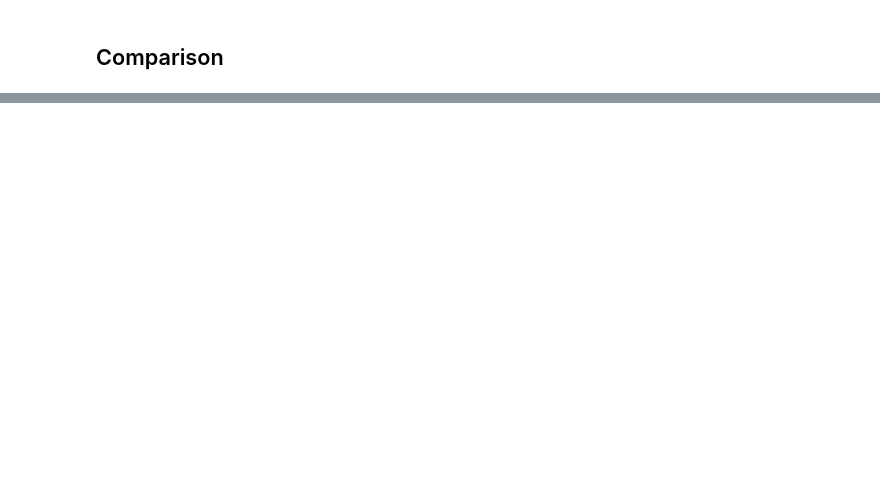
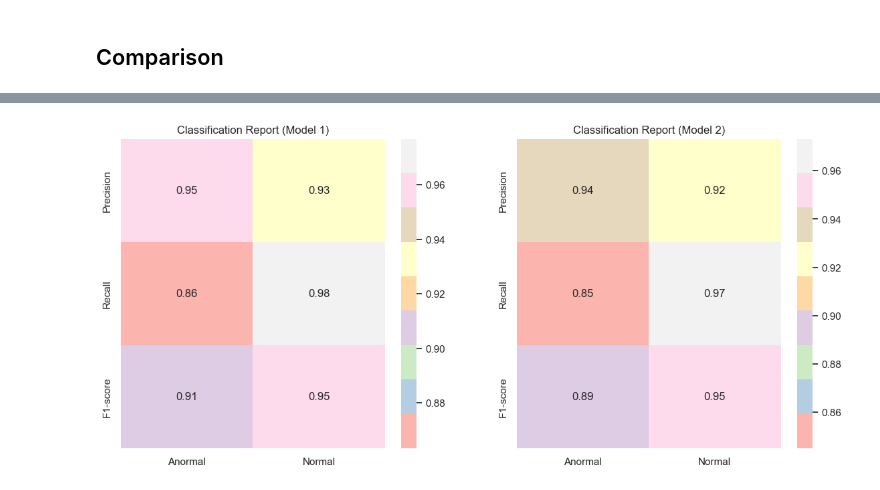
Before and after one commit to RS181/Data-Mining-I, a Jupyter notebook: Assignment/5-analysis.ipynb, the cells around one changed output, grey strips where cells are left out. Cells and saved outputs as stored; diff of their text form; code cells hidden in the pictures; blank space fills up the shorter version.

Commit message:
Analysis complete (only missing report)

```diff
--- a/Assignment/5-analysis.ipynb
+++ b/Assignment/5-analysis.ipynb
@@ -554,0 +957,28 @@ joblib.dump(le_sexo, 'le_sexo_final.joblib')
+# %%
+#  'Anormal' -> 0  'Normal' -> 1
+y_pred_dt1 = [1 if x == 'Normal' else 0 for x in y_pred_dt1]
+y_pred_dt2 = [1 if x == 'Normal' else 0 for x in y_pred_dt2]
+
+target_names = dt1.classes_
+metrics1 = classification_report(y_true = y_test_dt, y_pred = y_pred_dt1, target_names = target_names, output_dict = True)
+precision1 = [metrics1[target_name]['precision'] for target_name in target_names]
+recall1 = [metrics1[target_name]['recall'] for target_name in target_names]
+f1_score1 = [metrics1[target_name]['f1-score'] for target_name in target_names]
+
+metrics2 = classification_report(y_true = y_test_dt, y_pred = y_pred_dt2, target_names = target_names, output_dict = True)
+precision2 = [metrics2[target_name]['precision'] for target_name in target_names]
+recall2 = [metrics2[target_name]['recall'] for target_name in target_names]
+f1_score2 = [metrics2[target_name]['f1-score'] for target_name in target_names]
+
+data1 = np.array([precision1, recall1, f1_score1])
+data2 = np.array([precision2, recall2, f1_score2])
+rows = ['Precision', 'Recall', 'F1-score']
+
+fig, axs = plt.subplots(1, 2, figsize = (14, 6))
+sns.heatmap(data1, cmap='Pastel1', annot = True, fmt='.2f', xticklabels = target_names, yticklabels = rows, ax = axs[0])
+sns.heatmap(data2, cmap = 'Pastel1', annot = True, fmt = '.2f', xticklabels = target_names, yticklabels = rows, ax = axs[1])
+axs[0].set_title('Classification Report (Model 1)')
+axs[1].set_title('Classification Report (Model 2)')
+plt.show()
+# %% [output]
+[figure, added]
```
Also changed, not shown: parts of 37 cells of this notebook, 1 other file.
